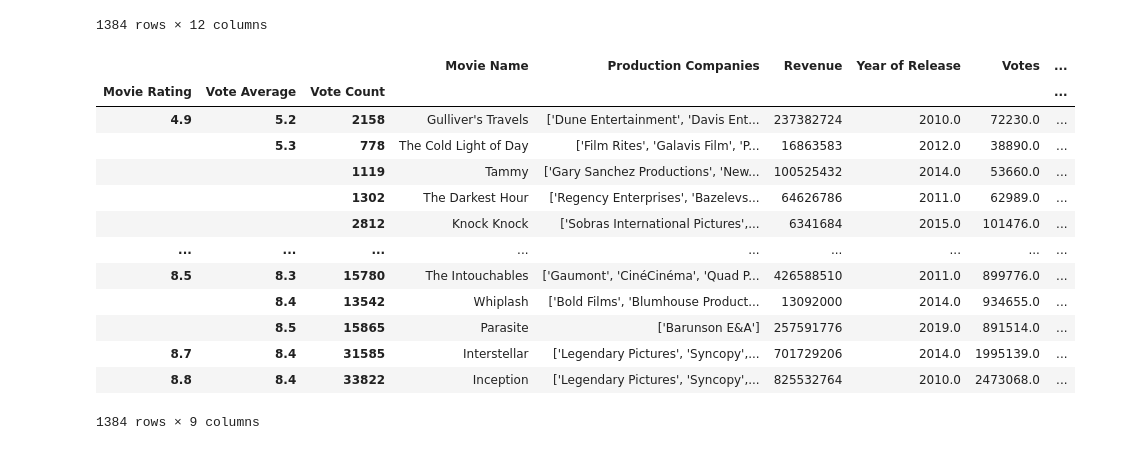
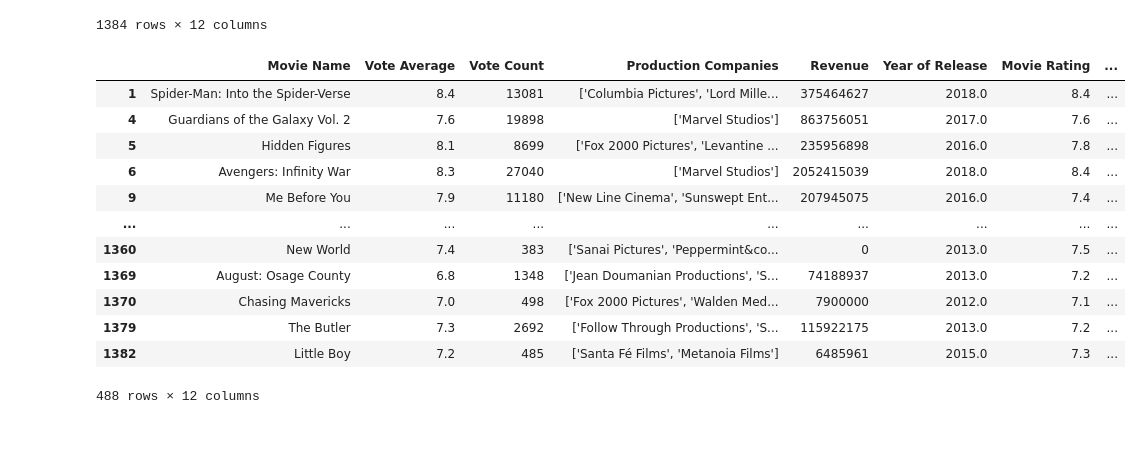
Before and after one commit to rackhamsauer/Project-1, a Jupyter notebook: Clean Dataset-SSR_Approval rating.ipynb, the cells around one changed output. Cells and saved outputs as stored; diff of their text form; code cells hidden in the pictures.

```diff
--- a/Clean Dataset-SSR_Approval rating.ipynb
+++ b/Clean Dataset-SSR_Approval rating.ipynb
@@ -22,20 +27,20 @@ filtered_data_df
 | 1383 | Happy End | 6.6 | 53 | ['Myung Films', 'CJ Entertainment'] | 0 | 2017.0 | 6.6 | ... |
 1384 rows × 12 columns
 # %%
-audience_votecount_df = filtered_data_df.groupby(["Movie Rating", "Vote Average","Vote Count"]).max()
-audience_votecount_df
+#filter by above 7.0 for critical acclaim
+critical_acclaim_df = filtered_data_df[filtered_data_df["Movie Rating"] >= 7]
+critical_acclaim_df
 # %% [output]
-|  |  |  | Movie Name | Production Companies | Revenue | Year of Release | Votes | ... |
-| Movie Rating | Vote Average | Vote Count |  |  |  |  |  | ... |
-| 4.9 | 5.2 | 2158 | Gulliver's Travels | ['Dune Entertainment', 'Davis Ent... | 237382724 | 2010.0 | 72230.0 | ... |
-|  | 5.3 | 778 | The Cold Light of Day | ['Film Rites', 'Galavis Film', 'P... | 16863583 | 2012.0 | 38890.0 | ... |
-|  |  | 1119 | Tammy | ['Gary Sanchez Productions', 'New... | 100525432 | 2014.0 | 53660.0 | ... |
-|  |  | 1302 | The Darkest Hour | ['Regency Enterprises', 'Bazelevs... | 64626786 | 2011.0 | 62989.0 | ... |
-|  |  | 2812 | Knock Knock | ['Sobras International Pictures',... | 6341684 | 2015.0 | 101476.0 | ... |
+|  | Movie Name | Vote Average | Vote Count | Production Companies | Revenue | Year of Release | Movie Rating | ... |
+| 1 | Spider-Man: Into the Spider-Verse | 8.4 | 13081 | ['Columbia Pictures', 'Lord Mille... | 375464627 | 2018.0 | 8.4 | ... |
+| 4 | Guardians of the Galaxy Vol. 2 | 7.6 | 19898 | ['Marvel Studios'] | 863756051 | 2017.0 | 7.6 | ... |
+| 5 | Hidden Figures | 8.1 | 8699 | ['Fox 2000 Pictures', 'Levantine ... | 235956898 | 2016.0 | 7.8 | ... |
+| 6 | Avengers: Infinity War | 8.3 | 27040 | ['Marvel Studios'] | 2052415039 | 2018.0 | 8.4 | ... |
+| 9 | Me Before You | 7.9 | 11180 | ['New Line Cinema', 'Sunswept Ent... | 207945075 | 2016.0 | 7.4 | ... |
 | ... | ... | ... | ... | ... | ... | ... | ... | ... |
-| 8.5 | 8.3 | 15780 | The Intouchables | ['Gaumont', 'CinéCinéma', 'Quad P... | 426588510 | 2011.0 | 899776.0 | ... |
-|  | 8.4 | 13542 | Whiplash | ['Bold Films', 'Blumhouse Product... | 13092000 | 2014.0 | 934655.0 | ... |
-|  | 8.5 | 15865 | Parasite | ['Barunson E&A'] | 257591776 | 2019.0 | 891514.0 | ... |
-| 8.7 | 8.4 | 31585 | Interstellar | ['Legendary Pictures', 'Syncopy',... | 701729206 | 2014.0 | 1995139.0 | ... |
-| 8.8 | 8.4 | 33822 | Inception | ['Legendary Pictures', 'Syncopy',... | 825532764 | 2010.0 | 2473068.0 | ... |
+| 1360 | New World | 7.4 | 383 | ['Sanai Pictures', 'Peppermint&co... | 0 | 2013.0 | 7.5 | ... |
+| 1369 | August: Osage County | 6.8 | 1348 | ['Jean Doumanian Productions', 'S... | 74188937 | 2013.0 | 7.2 | ... |
+| 1370 | Chasing Mavericks | 7.0 | 498 | ['Fox 2000 Pictures', 'Walden Med... | 7900000 | 2012.0 | 7.1 | ... |
+| 1379 | The Butler | 7.3 | 2692 | ['Follow Through Productions', 'S... | 115922175 | 2013.0 | 7.2 | ... |
+| 1382 | Little Boy | 7.2 | 485 | ['Santa Fé Films', 'Metanoia Films'] | 6485961 | 2015.0 | 7.3 | ... |
-1384 rows × 9 columns
+488 rows × 12 columns
```
Also changed, not shown: parts of 16 cells of this notebook, 3 other files.
